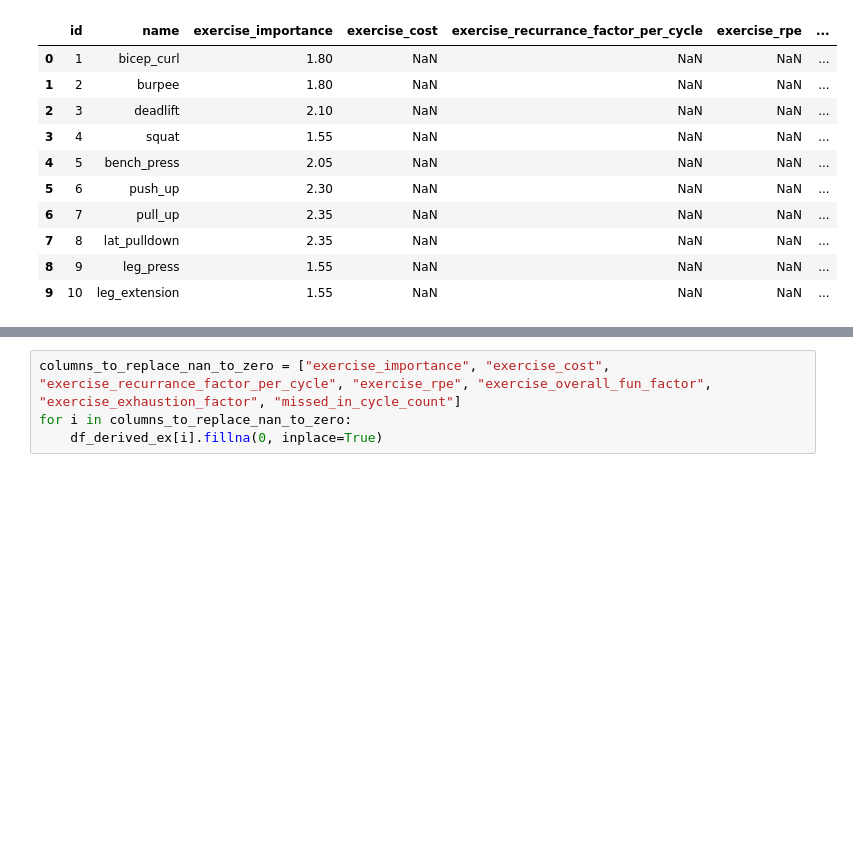
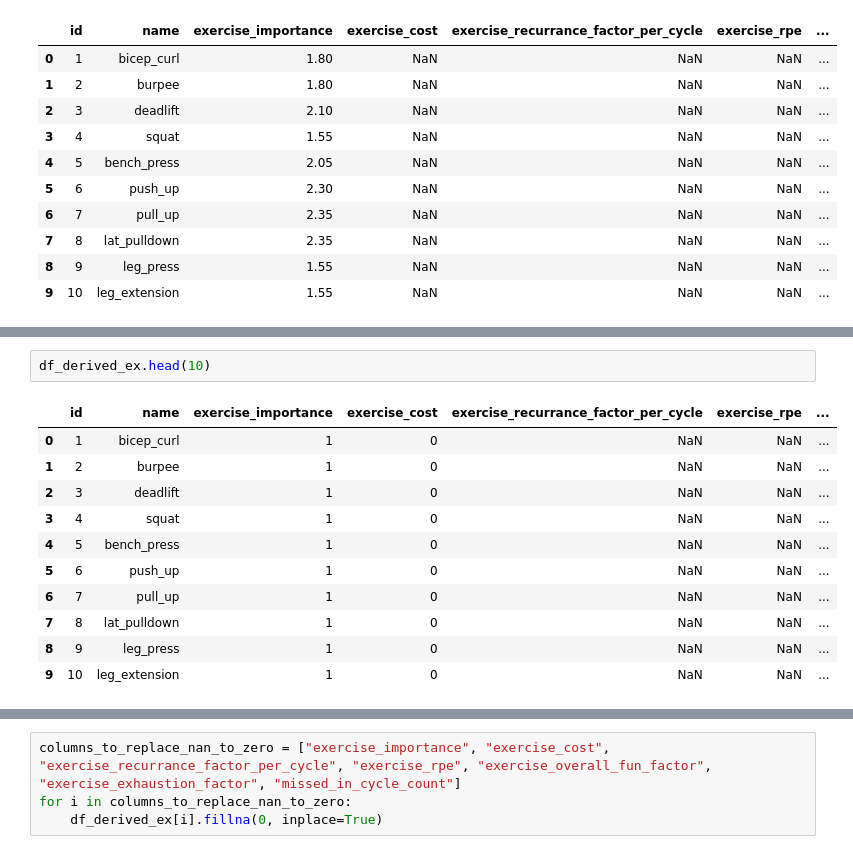
Before and after one commit to NiharGharat/TailorSweat, a Jupyter notebook: src/FeatureEnggExerciseDerived.ipynb, the cells around one changed output, grey strips where cells are left out. Drawn from its saved outputs; the diff is of its cells as text; blank space fills up the shorter version.

```diff
--- a/src/FeatureEnggExerciseDerived.ipynb
+++ b/src/FeatureEnggExerciseDerived.ipynb
@@ -160,0 +271,14 @@ if df_user[df_user['name'] == Constants.USER_NAME]['goal'].item() == "strength":
+# %%
+df_derived_ex.head(10)
+# %% [output]
+|  | id | name | exercise_importance | exercise_cost | exercise_recurrance_factor_per_cycle | exercise_rpe | ... |
+| 0 | 1 | bicep_curl | 1 | 0 | NaN | NaN | ... |
+| 1 | 2 | burpee | 1 | 0 | NaN | NaN | ... |
+| 2 | 3 | deadlift | 1 | 0 | NaN | NaN | ... |
+| 3 | 4 | squat | 1 | 0 | NaN | NaN | ... |
+| 4 | 5 | bench_press | 1 | 0 | NaN | NaN | ... |
+| 5 | 6 | push_up | 1 | 0 | NaN | NaN | ... |
+| 6 | 7 | pull_up | 1 | 0 | NaN | NaN | ... |
+| 7 | 8 | lat_pulldown | 1 | 0 | NaN | NaN | ... |
+| 8 | 9 | leg_press | 1 | 0 | NaN | NaN | ... |
+| 9 | 10 | leg_extension | 1 | 0 | NaN | NaN | ... |
```
Also changed, not shown: parts of 13 cells of this notebook, 1 other file.
